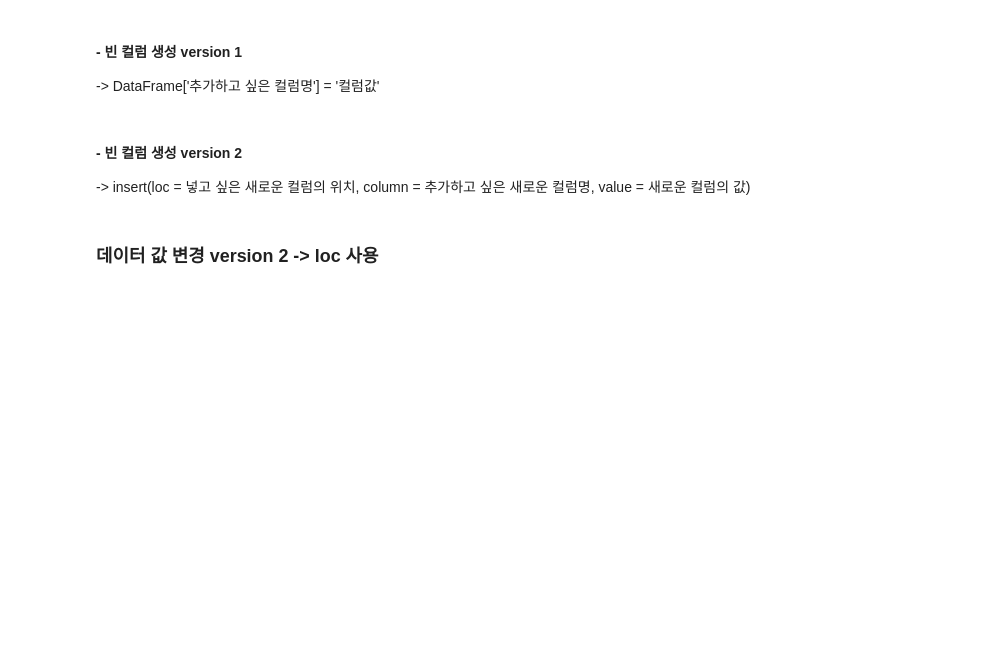
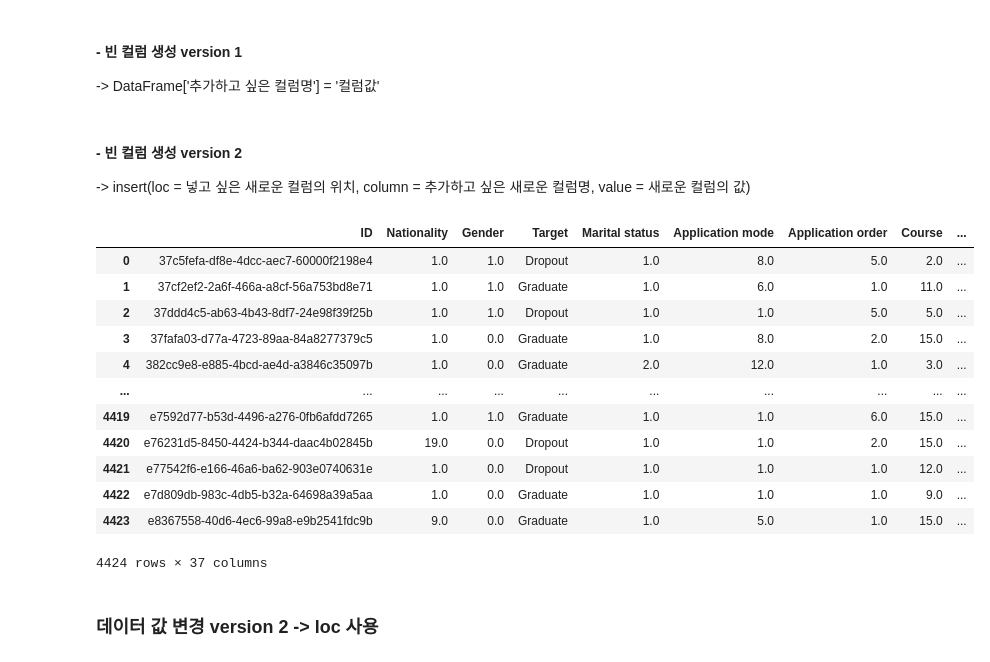
Before and after one commit to lhshs/Genia, a Jupyter notebook: Study/chapter 1. 실습용 코드.ipynb, the cells around one changed output. Drawn from its saved outputs; the diff is of its cells as text; code cells hidden in the pictures; blank space fills up the shorter version.

```diff
--- a/Study/chapter 1. 실습용 코드.ipynb
+++ b/Study/chapter 1. 실습용 코드.ipynb
@@ -174,3 +168,19 @@ dropout.drop(['Nacionality'], axis=1, inplace=True)
+# %%
+dropout
+# %% [output]
+|  | ID | Nationality | Gender | Target | Marital status | Application mode | Application order | Course | ... |
+| 0 | 37c5fefa-df8e-4dcc-aec7-60000f2198e4 | 1.0 | 1.0 | Dropout | 1.0 | 8.0 | 5.0 | 2.0 | ... |
+| 1 | 37cf2ef2-2a6f-466a-a8cf-56a753bd8e71 | 1.0 | 1.0 | Graduate | 1.0 | 6.0 | 1.0 | 11.0 | ... |
+| 2 | 37ddd4c5-ab63-4b43-8df7-24e98f39f25b | 1.0 | 1.0 | Dropout | 1.0 | 1.0 | 5.0 | 5.0 | ... |
+| 3 | 37fafa03-d77a-4723-89aa-84a8277379c5 | 1.0 | 0.0 | Graduate | 1.0 | 8.0 | 2.0 | 15.0 | ... |
+| 4 | 382cc9e8-e885-4bcd-ae4d-a3846c35097b | 1.0 | 0.0 | Graduate | 2.0 | 12.0 | 1.0 | 3.0 | ... |
+| ... | ... | ... | ... | ... | ... | ... | ... | ... | ... |
+| 4419 | e7592d77-b53d-4496-a276-0fb6afdd7265 | 1.0 | 1.0 | Graduate | 1.0 | 1.0 | 6.0 | 15.0 | ... |
+| 4420 | e76231d5-8450-4424-b344-daac4b02845b | 19.0 | 0.0 | Dropout | 1.0 | 1.0 | 2.0 | 15.0 | ... |
+| 4421 | e77542f6-e166-46a6-ba62-903e0740631e | 1.0 | 0.0 | Dropout | 1.0 | 1.0 | 1.0 | 12.0 | ... |
+| 4422 | e7d809db-983c-4db5-b32a-64698a39a5aa | 1.0 | 0.0 | Graduate | 1.0 | 1.0 | 1.0 | 9.0 | ... |
+| 4423 | e8367558-40d6-4ec6-99a8-e9b2541fdc9b | 9.0 | 0.0 | Graduate | 1.0 | 5.0 | 1.0 | 15.0 | ... |
+4424 rows × 37 columns
 # %% [markdown]
 ### 데이터 값 변경 version 2 -> loc 사용
 # %%
```
Also changed, not shown: parts of 46 cells of this notebook.
